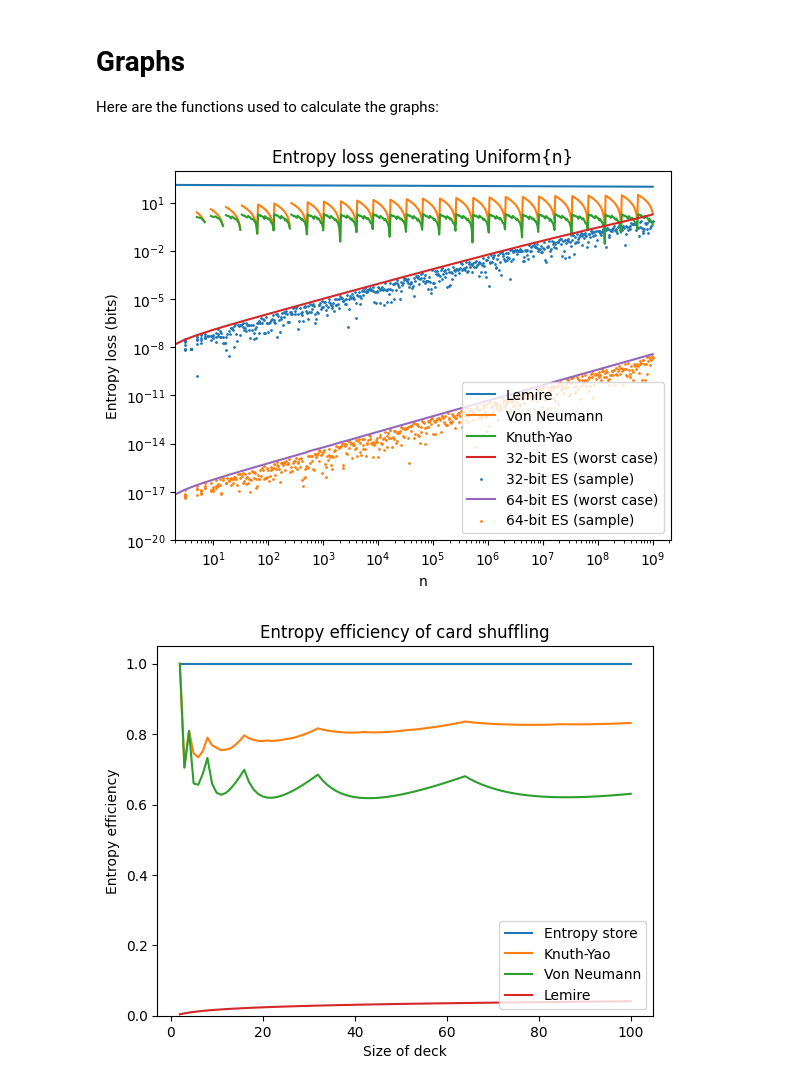
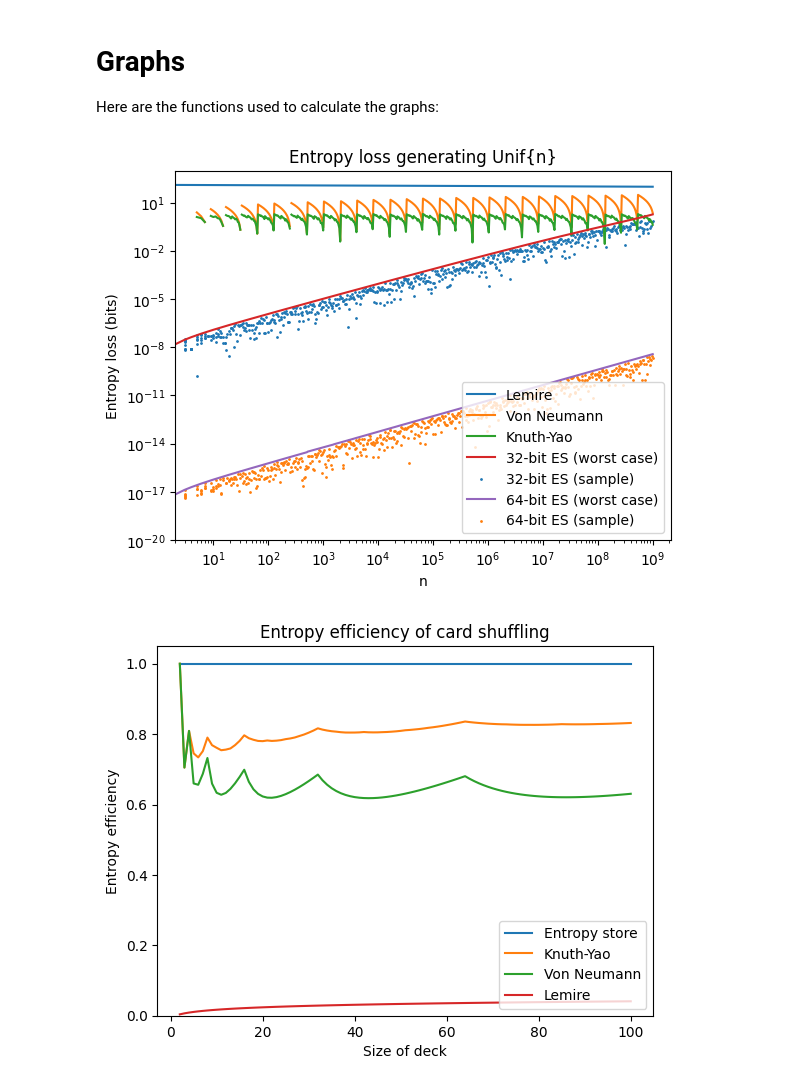
Before and after one commit to calum74/entropy, a Jupyter notebook: paper/reference.ipynb, the cells around one changed output. Cells and saved outputs as stored; diff of their text form; code cells hidden in the pictures.

```diff
--- a/paper/reference.ipynb
+++ b/paper/reference.ipynb
@@ -302,35 +302,35 @@ epsilon32_losses = [es32_worst.uniform_loss(n) for n in series]
 epsilon32_actuals = [es32_real.uniform_loss(n) for n in series]
 epsilon64_losses = [es64_worst.uniform_loss(n) for n in series]
 epsilon64_actuals = [es64_real.uniform_loss(n) for n in series]
 vn_losses = [filter0(vn.uniform_loss(n)) for n in series]
 ky_losses = [filter0(ky.uniform_loss(n)) for n in series]
 lemire_losses = [filter0(lemire.uniform_loss(n)) for n in series]
 
 plt.clf()
 
-plt.title('Entropy loss generating Uniform{n}')
+plt.title('Entropy loss generating Unif{n}')
 
 plt.xlabel('n')
 plt.ylabel('Entropy loss (bits)')
 
 plt.yscale('log')
 plt.ylim(1e-20, 1e3)
 plt.xlim(2, 2**31)
 plt.xscale('log')
 
 # plt.grid(True, which="both", ls="--")
 plt.plot(series, lemire_losses, label='Lemire')
 plt.plot(series, vn_losses, label='Von Neumann')
 plt.plot(series, ky_losses, label='Knuth-Yao')
 plt.plot(series, epsilon32_losses, label='32-bit ES (worst case)')
 plt.scatter(series, epsilon32_actuals, label='32-bit ES (sample)', s=1)
 plt.plot(series, epsilon64_losses, label='64-bit ES (worst case)')
 plt.scatter(series, epsilon64_actuals, label='64-bit ES (sample)', s=1)
 plt.legend(loc='lower right')
 plt.savefig('uniform_losses.png', dpi=600)
 plt.show()
 # %% [output]
-[figure, old version]
+[figure, new version]
 # %%
 vn_efficiency_fn = card_shuffling_efficiency(vn)
 ky_efficiency_fn = card_shuffling_efficiency(ky)
```
Also changed, not shown: parts of 1 cell of this notebook, 1 other file.
